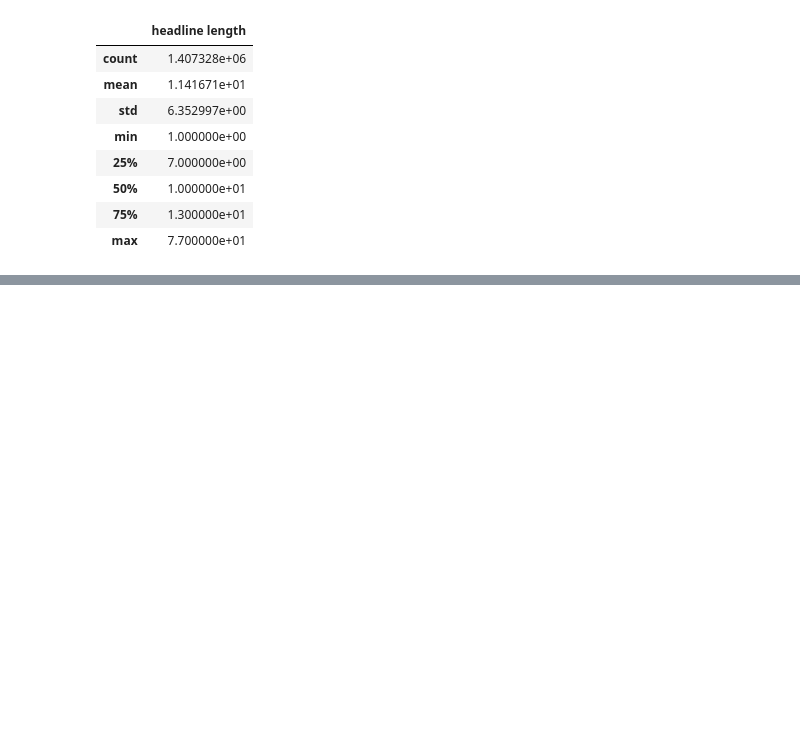
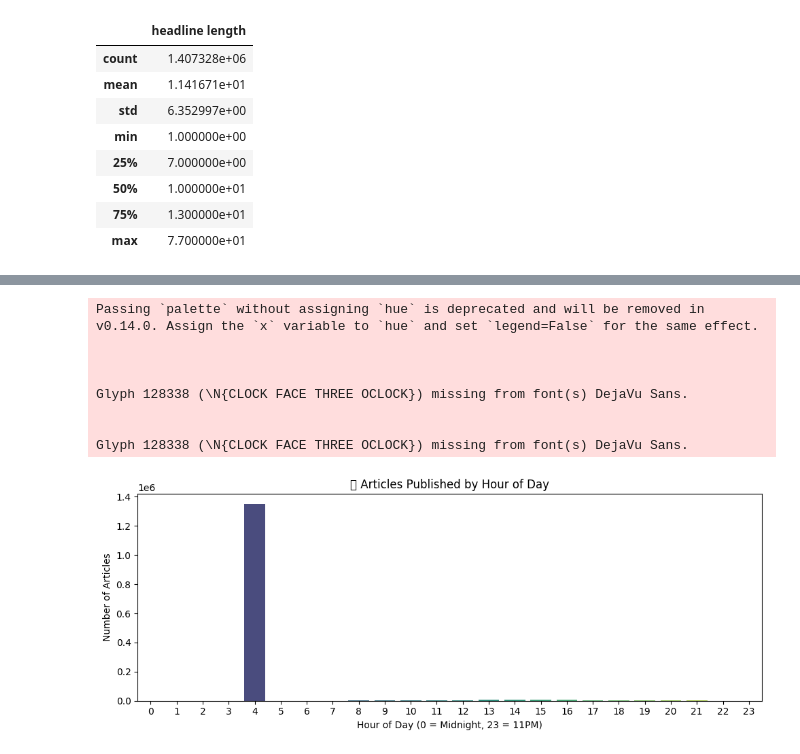
Before and after one commit to zemawi/Stock_Analysis, a Jupyter notebook: notebooks/EDA.ipynb, the cells around one changed output, grey strips where cells are left out. Saved outputs shown, nothing was run; the diff lists cells and outputs as text; code cells hidden in the pictures; blank space fills up the shorter version.

```diff
--- a/notebooks/EDA.ipynb
+++ b/notebooks/EDA.ipynb
@@ -125,0 +111,26 @@ Sentiment analysis
+# %%
+
+news['hour'] = news['date'].dt.hour
+
+
+hourly_counts = news['hour'].value_counts().sort_index()
+
+# Plot
+plt.figure(figsize=(10, 4))
+sns.barplot(x=hourly_counts.index, y=hourly_counts.values, palette="viridis")
+plt.title("🕒 Articles Published by Hour of Day")
+plt.xlabel("Hour of Day (0 = Midnight, 23 = 11PM)")
+plt.ylabel("Number of Articles")
+plt.xticks(range(0, 24))
+plt.tight_layout()
+plt.show()
+# %% [output]
+Passing `palette` without assigning `hue` is deprecated and will be removed in v0.14.0. Assign the `x` variable to `hue` and set `legend=False` for the same effect.
+
+
+
+Glyph 128338 (\N{CLOCK FACE THREE OCLOCK}) missing from font(s) DejaVu Sans.
+
+
+Glyph 128338 (\N{CLOCK FACE THREE OCLOCK}) missing from font(s) DejaVu Sans.
+[figure, added]
```
Also changed, not shown: parts of 19 cells of this notebook, 2 other files.
